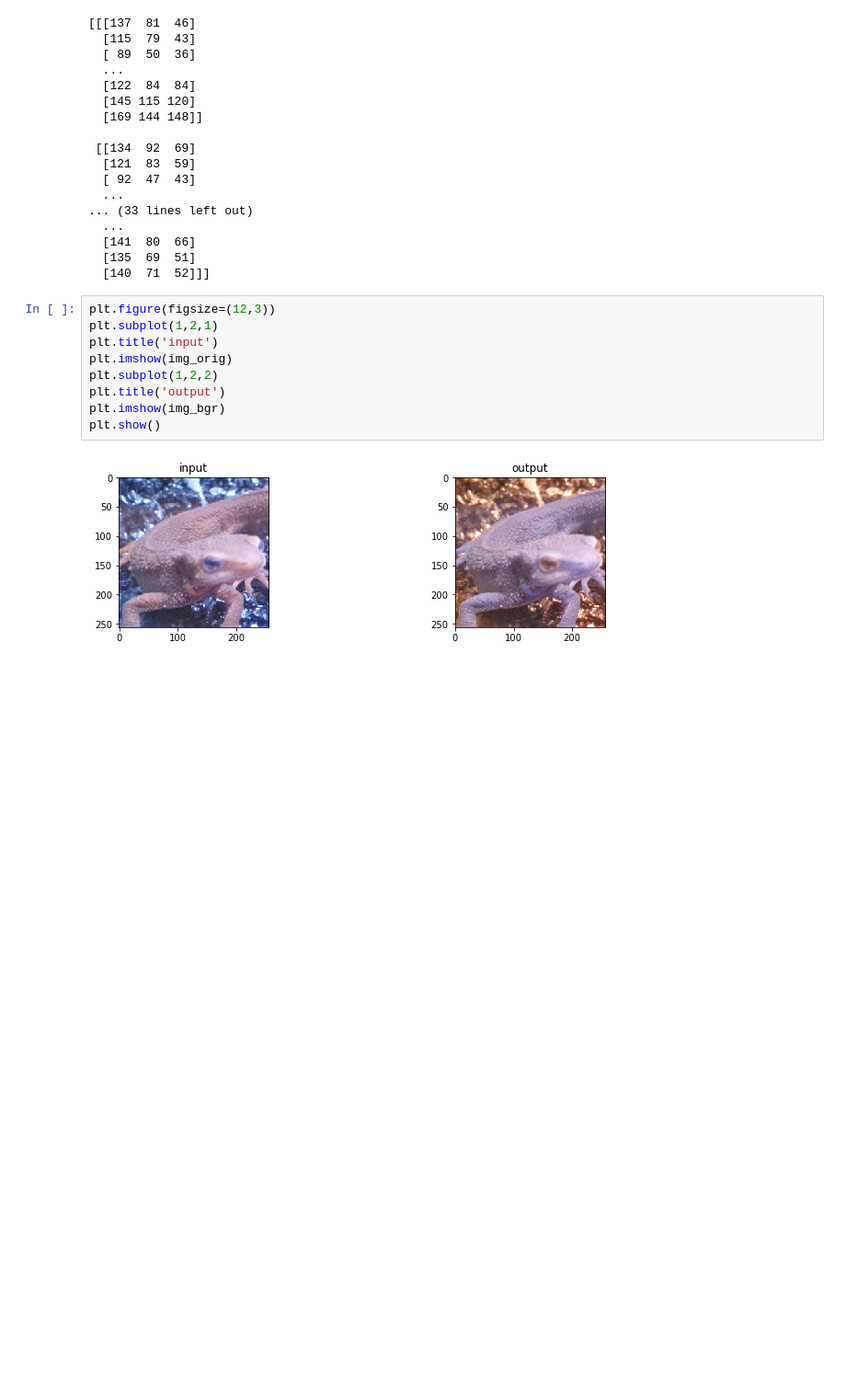
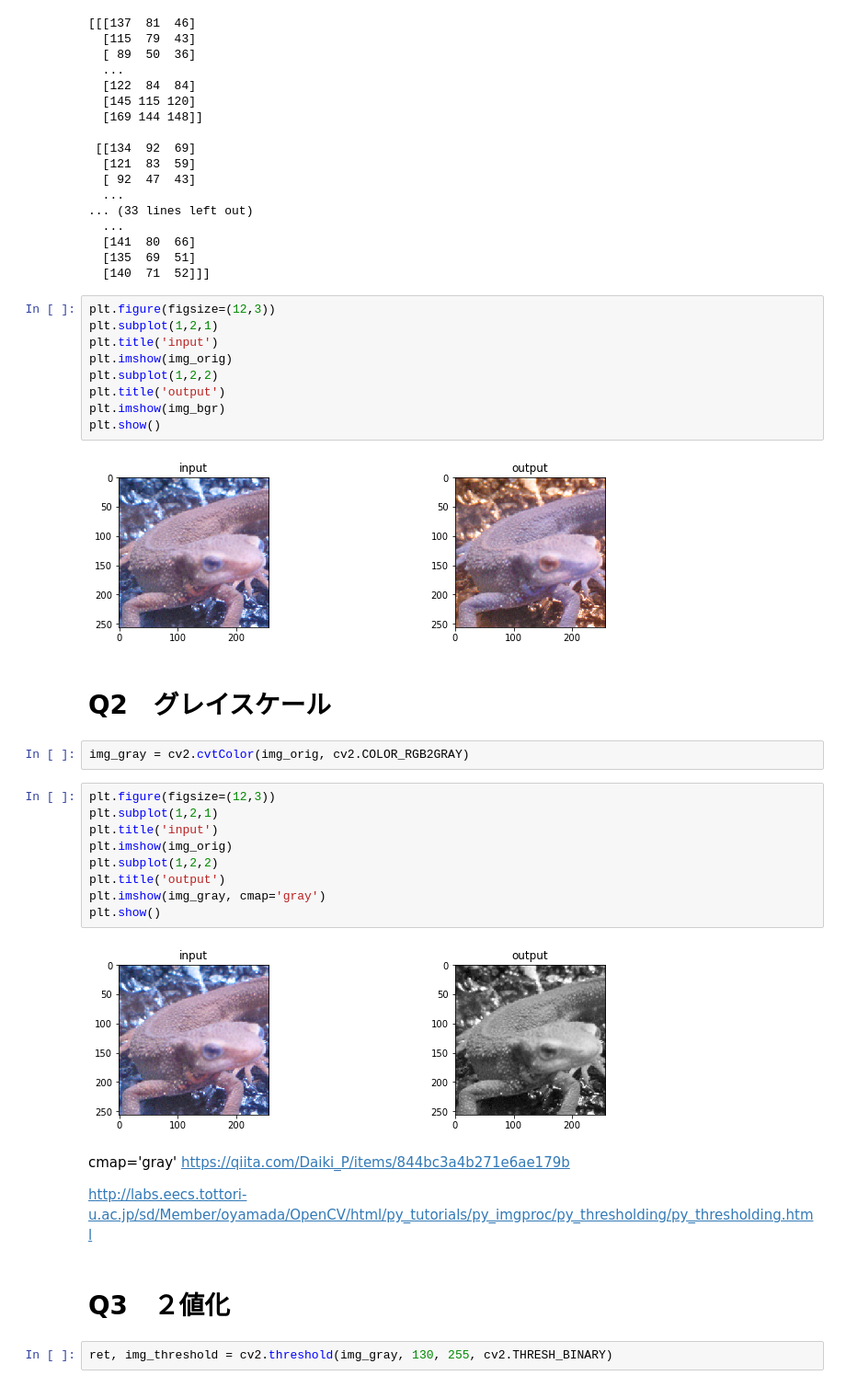
Before and after one commit to ika-si/100knock, a Jupyter notebook: Q1-10/Q1-10.ipynb, the cells around one changed output. Shown: that part at 92% size. Saved outputs shown, nothing was run; the diff lists cells and outputs as text; blank space fills up the shorter version.

```diff
--- a/Q1-10/Q1-10.ipynb
+++ b/Q1-10/Q1-10.ipynb
@@ -65,3 +65,26 @@ plt.imshow(img_bgr)
 plt.show()
 # %% [output]
 [figure]
+# %% [markdown]
+# Q2　グレイスケール
+# %%
+img_gray = cv2.cvtColor(img_orig, cv2.COLOR_RGB2GRAY)
+# %%
+plt.figure(figsize=(12,3))
+plt.subplot(1,2,1)
+plt.title('input')
+plt.imshow(img_orig)
+plt.subplot(1,2,2)
+plt.title('output')
+plt.imshow(img_gray, cmap='gray')
+plt.show()
+# %% [output]
+[figure, added]
+# %% [markdown]
+cmap='gray' https://qiita.com/Daiki_P/items/844bc3a4b271e6ae179b
+
+http://labs.eecs.tottori-u.ac.jp/sd/Member/oyamada/OpenCV/html/py_tutorials/py_imgproc/py_thresholding/py_thresholding.html
+# %% [markdown]
+# Q3　２値化
+# %%
+ret, img_threshold = cv2.threshold(img_gray, 130, 255, cv2.THRESH_BINARY)
```
Also changed, not shown: parts of 9 cells of this notebook.
